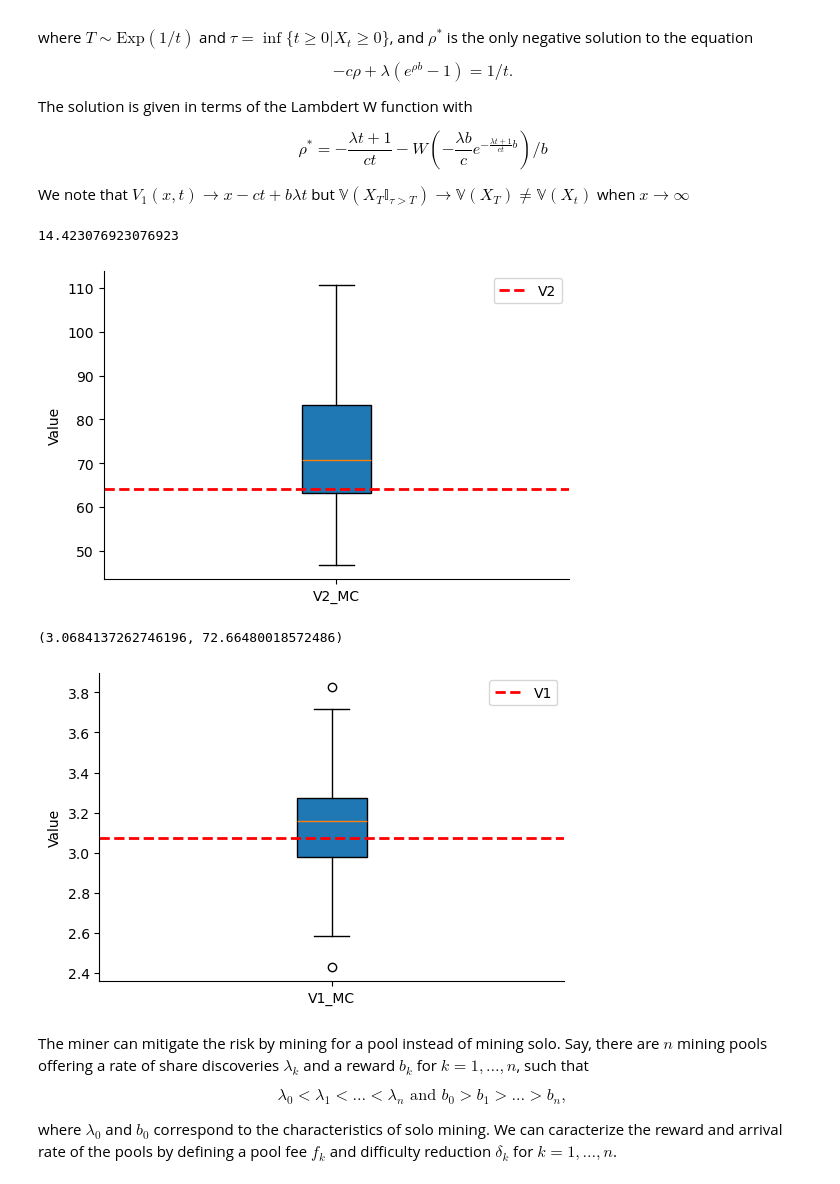
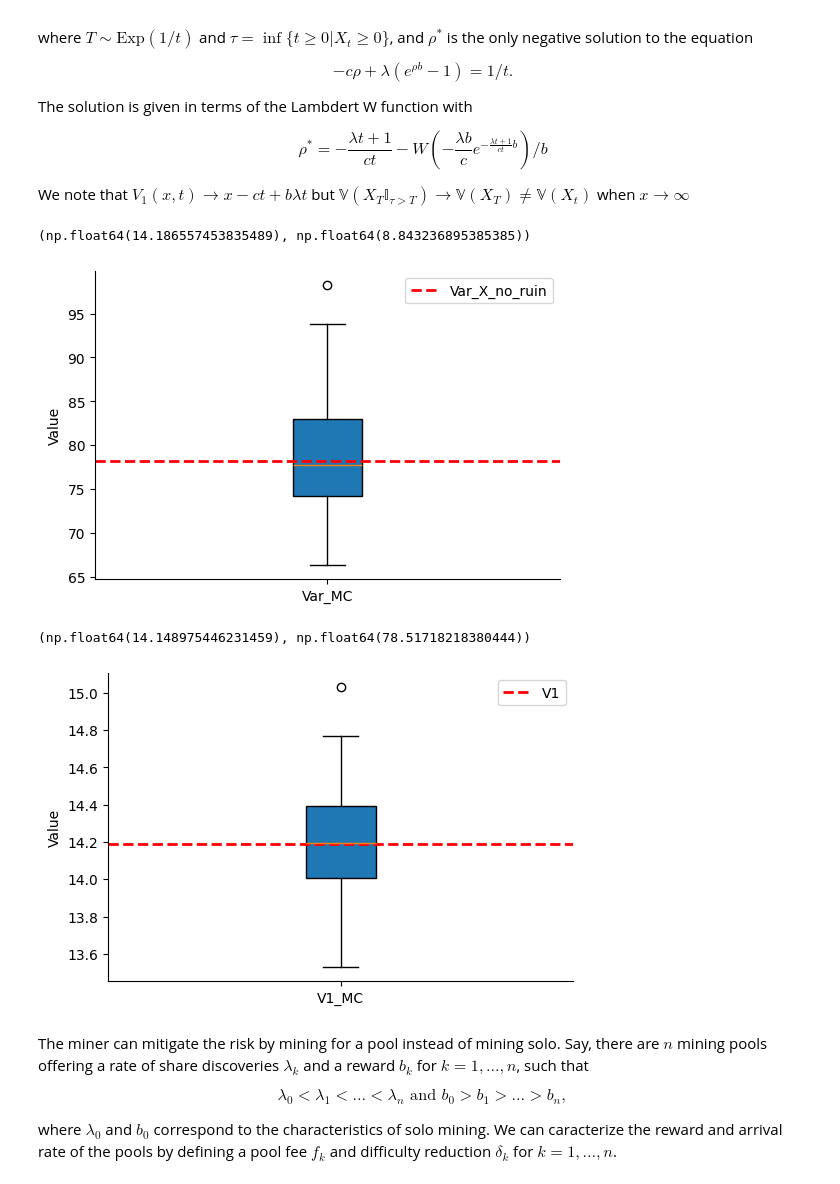
Before and after one commit to LaGauffre/optimal_blockchain_mining, a Jupyter notebook: python/mean_variance_tradeoffs_with_ruin.ipynb, the cells around one changed output. Drawn from its saved outputs; the diff is of its cells as text; code cells hidden in the pictures.

```diff
--- a/python/mean_variance_tradeoffs_with_ruin.ipynb
+++ b/python/mean_variance_tradeoffs_with_ruin.ipynb
@@ -58,51 +58,43 @@ We note that $V_1(x,t)\rightarrow x - ct + b\lambda t $ but $ \mathbb{V}(X_T\mat
 lam ,b = 6, 3.125 # block discovery rate of the network and reward for finding a block
 # Rate of discovery by the network is 6 blocks per hour and the block finding reward is 3.125
 c = lam * b / 1.3  # operational cost per time unit (profitability on average)
-print(c)
-x = 1  # initial wealth of the miner
-t = 2  # time horizon for the wealth process
+x = 10  # initial wealth of the miner
+t = 1  # time horizon for the wealth process
 X_solo = wealth_process(lam, b, c, 0, 1) # Define the wealth process for a solo miner
 # Compute the expected value of the wealth process at time T=1
 X_solo.E(x), X_solo.Var()
 V1, V2 = X_solo.E_Var_no_ruin(x, t)
-# l, b, c, n = X_solo.l, X_solo.b, X_solo.c, X_solo.n
-# print(l, b, c, n)
-
-# if n ==0:
-#     rho = np.real(-sc.special.lambertw(-l * b / c * np.exp( -(1 + t * l) * b / c / t)) / b   - (1 + t * l)  / c / t)
-#     V1 = x + (l * b - c) * t * (1 - np.exp(rho * x))
-#     V2 = t * (l * b**2 +  2*t * (l * b -c)**2) * (1- np.exp(rho * x))  + x**2 +  2 * t * (l*b - c)*x
-#     Var_X_no_ruin = V2 - V1**2
+V1, np.sqrt(V2 - V1**2)
 # %% [output]
-14.423076923076923
+(np.float64(14.186557453835489), np.float64(8.843236895385385))
 # %%
-V1_MC, V2_MC = [], []
+V1_MC, Var_MC = [], []
 for _ in range(100):
     V1_obs = []
 
     for _ in range(1000):
         t_exp = np.random.exponential(t, size=1)[0]
         X_solo.sample(t_exp)
         traj = X_solo.Xt(x)
         Ti_minus = np.append(X_solo.data["Ti"][1:]-1e-6, t_exp)
         if np.any(np.array([traj(t) for t in Ti_minus]) < 0):
             V1_obs.append(0)
         else:
             V1_obs.append(traj(t_exp))
     V1_obs = np.array(V1_obs)
-    V1_MC.append(np.mean(V1_obs)), V2_MC.append(np.var(V1_obs))
+    V1_MC.append(np.mean(V1_obs)), Var_MC.append(np.var(V1_obs))
 plt.figure(figsize=(6, 4))
-plt.boxplot(V2_MC, vert=True, patch_artist=True)
-plt.axhline(y=V2, color='red', linestyle='--', linewidth=2, label='V2')
+plt.boxplot(Var_MC, vert=True, patch_artist=True)
+plt.axhline(y=V2 - V1**2, color='red', linestyle='--', linewidth=2, label='Var_X_no_ruin')
 plt.ylabel('Value')
-plt.xticks([1], ['V2_MC'])
+plt.xticks([1], ['Var_MC'])
 plt.legend()
 sns.despine()
 plt.show()
-np.array(V1_MC).mean(), np.array(V2_MC).mean()
+np.array(V1_MC).mean(), np.array(Var_MC).mean()
 # %% [output]
-[figure, old version]
+[figure, new version]
-(3.0684137262746196, 72.66480018572486)
+(np.float64(14.148975446231459), np.float64(78.51718218380444))
 # %%
 plt.figure(figsize=(6, 4))
 plt.boxplot(V1_MC, vert=True, patch_artist=True)
@@ -113,7 +105,7 @@ plt.legend()
 sns.despine()
 plt.show()
 # %% [output]
-[figure, old version]
+[figure, new version]
 # %% [markdown]
 The miner can mitigate the risk by mining for a pool instead of mining solo. Say, there are $n$ mining pools offering a rate of share discoveries $\lambda_k$ and a reward $b_k$ for $k = 1,\ldots, n$, such that
 
```
Also changed, not shown: parts of 11 cells of this notebook.
